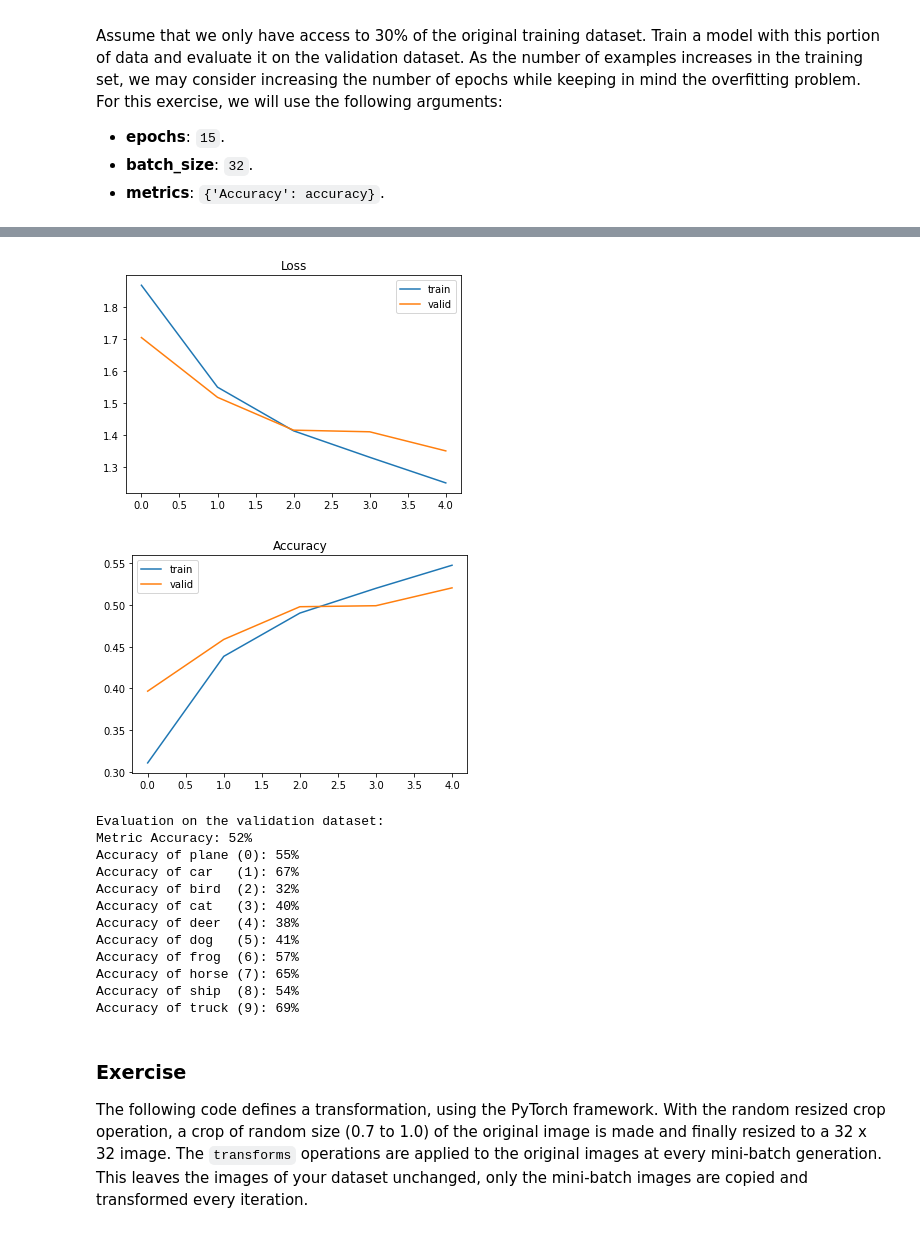
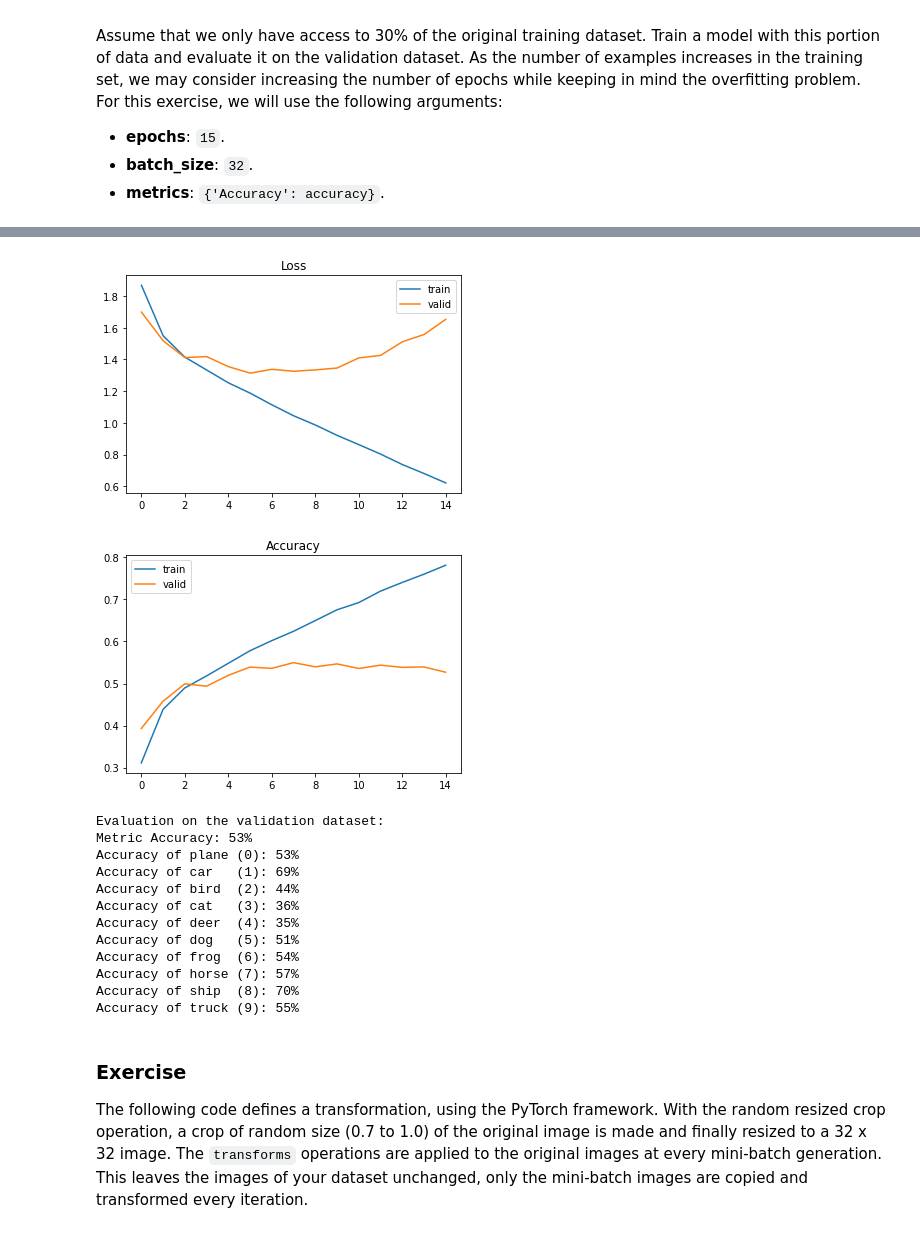
Before and after one commit to CaptainGradus/DeepLearningEDX, a Jupyter notebook: tutorial1_data_exercise.ipynb, the cells around one changed output, grey strips where cells are left out. Cells and saved outputs as stored; diff of their text form; code cells hidden in the pictures.

```diff
--- a/tutorial1_data_exercise.ipynb
+++ b/tutorial1_data_exercise.ipynb
@@ -914,7 +914,7 @@ select_imgs, select_labels = select_subset_from_dataset(
     train_imgs, train_labels, 0.3)
 
 # training on selected data
-model50 = training_on_dataset(select_imgs, select_labels, valid_imgs, valid_labels, 5, batch_size=32, metrics={'Accuracy': accuracy})
+model50 = training_on_dataset(select_imgs, select_labels, valid_imgs, valid_labels, epochs=15, batch_size=32, metrics={'Accuracy': accuracy})
 
 # evaluate on the validation dataset
 _ = evaluate_classes(model50, valid_imgs, valid_labels, batch_size=32, metrics={'Accuracy': accuracy})
@@ -927,17 +937,17 @@ _ = evaluate_classes(model50, valid_imgs, valid_labels, batch_size=32, metrics={
-[figure, old version]
+[figure, new version]
-[figure, old version]
+[figure, new version]
 Evaluation on the validation dataset:
-Metric Accuracy: 52%
-Accuracy of plane (0): 55%
-Accuracy of car   (1): 67%
-Accuracy of bird  (2): 32%
-Accuracy of cat   (3): 40%
-Accuracy of deer  (4): 38%
-Accuracy of dog   (5): 41%
-Accuracy of frog  (6): 57%
-Accuracy of horse (7): 65%
-Accuracy of ship  (8): 54%
-Accuracy of truck (9): 69%
+Metric Accuracy: 53%
+Accuracy of plane (0): 53%
+Accuracy of car   (1): 69%
+Accuracy of bird  (2): 44%
+Accuracy of cat   (3): 36%
+Accuracy of deer  (4): 35%
+Accuracy of dog   (5): 51%
+Accuracy of frog  (6): 54%
+Accuracy of horse (7): 57%
+Accuracy of ship  (8): 70%
+Accuracy of truck (9): 55%
 # %% [markdown]
 ### Exercise
 
```
Also changed, not shown: parts of 19 cells of this notebook.
